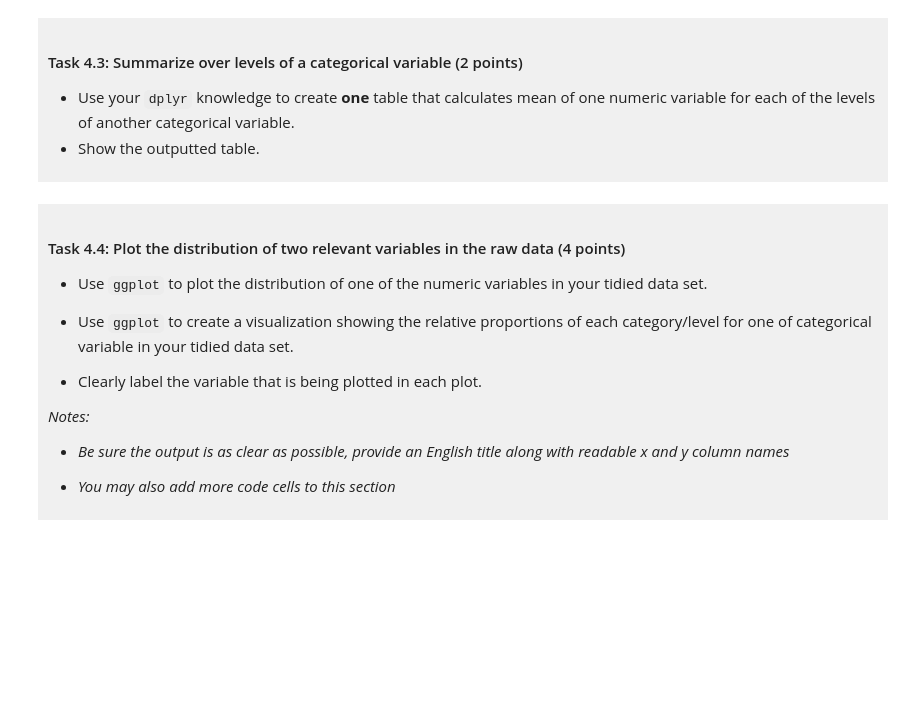
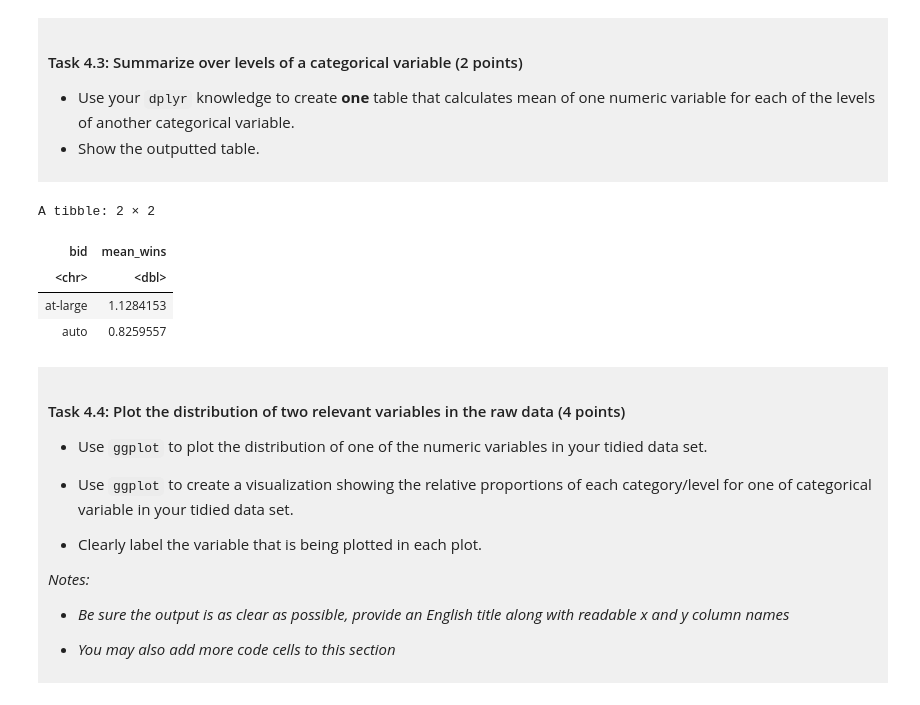
Before and after one commit to tanrozg-cyber/dsci-100-project-tanroz-gill, a Jupyter notebook: dsci-100-project-notebook.ipynb, the cells around one changed output. Saved outputs shown, nothing was run; the diff lists cells and outputs as text; code cells hidden in the pictures; blank space fills up the shorter version.

```diff
--- a/dsci-100-project-notebook.ipynb
+++ b/dsci-100-project-notebook.ipynb
@@ -286,7 +318,20 @@ You will refine your research question (if needed) and produce a tidy data set.
 - Show the outputted table.
 </div>
 # %%
-### EDIT THIS CODE CELL ###
+
+basketball_bid_summary <- basketball_tidy |>
+  group_by(bid) |>
+  summarise(
+    mean_wins = mean(tourney_wins, na.rm = TRUE)
+  )
+
+basketball_bid_summary
+# %% [output]
+A tibble: 2 × 2
+| bid | mean_wins |
+| <chr> | <dbl> |
+| at-large | 1.1284153 |
+| auto | 0.8259557 |
 # %% [markdown]
 <div style="background-color: #f0f0f0; padding: 10px;">
 
```
Also changed, not shown: parts of 2 cells of this notebook.
